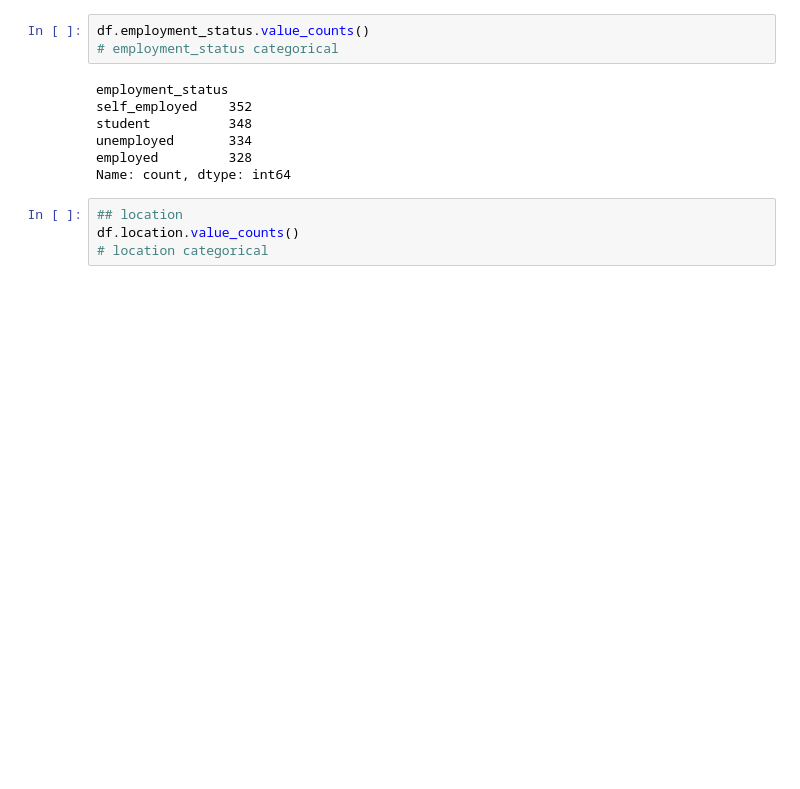
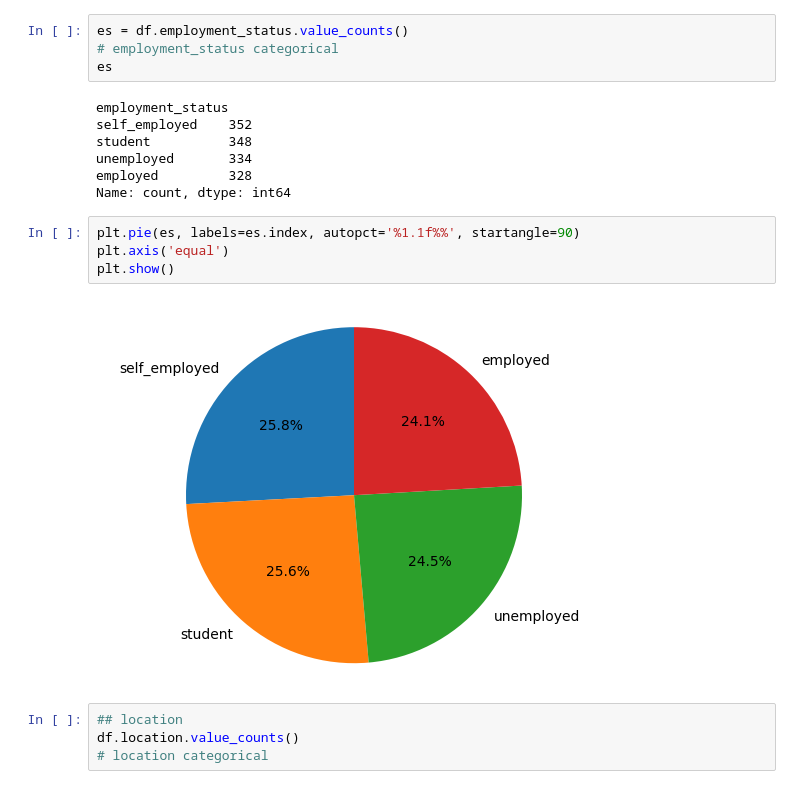
Before and after one commit to rajibulislam1/DataTalksClub, a Jupyter notebook: 2025/04-homework.ipynb, the cells around one changed output. Drawn from its saved outputs; the diff is of its cells as text; blank space fills up the shorter version.

```diff
--- a/2025/04-homework.ipynb
+++ b/2025/04-homework.ipynb
@@ -87,8 +118,9 @@ df.employment_status.unique()
 array(['unemployed', 'employed', nan, 'self_employed', 'student'],
       dtype=object)
 # %%
-df.employment_status.value_counts()
+es = df.employment_status.value_counts()
 # employment_status categorical
+es
 # %% [output]
 employment_status
 self_employed    352
@@ -96,6 +128,12 @@ student          348
 unemployed       334
 employed         328
 Name: count, dtype: int64
+# %%
+plt.pie(es, labels=es.index, autopct='%1.1f%%', startangle=90)
+plt.axis('equal')
+plt.show()
+# %% [output]
+[figure, added]
 # %%
 ## location
 df.location.value_counts()
```
Also changed, not shown: parts of 21 cells of this notebook.
